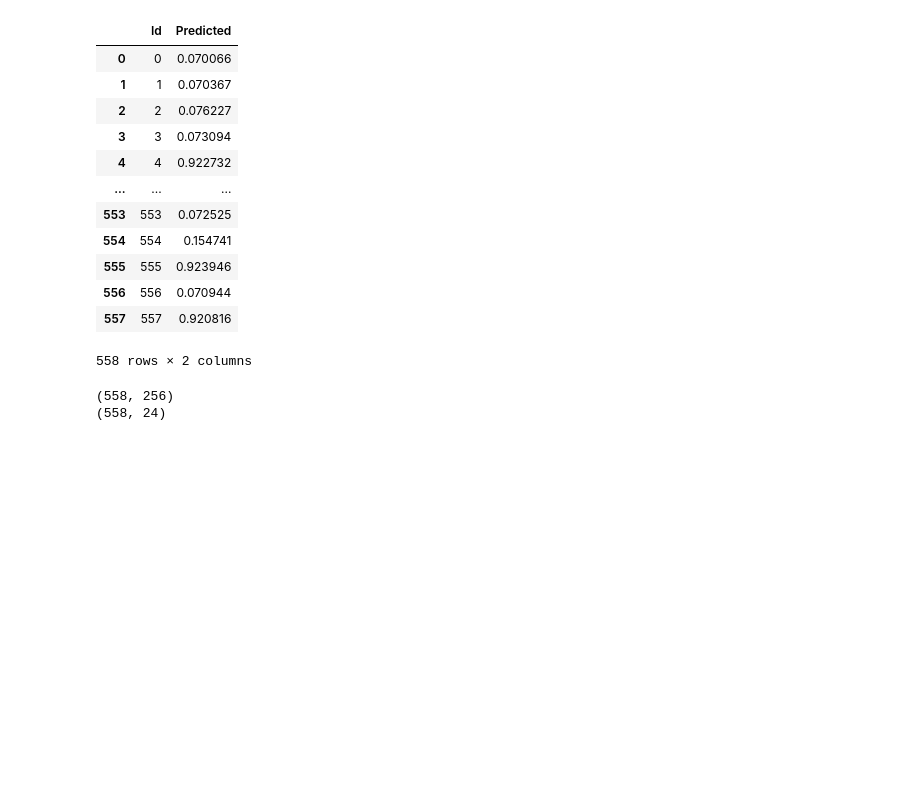
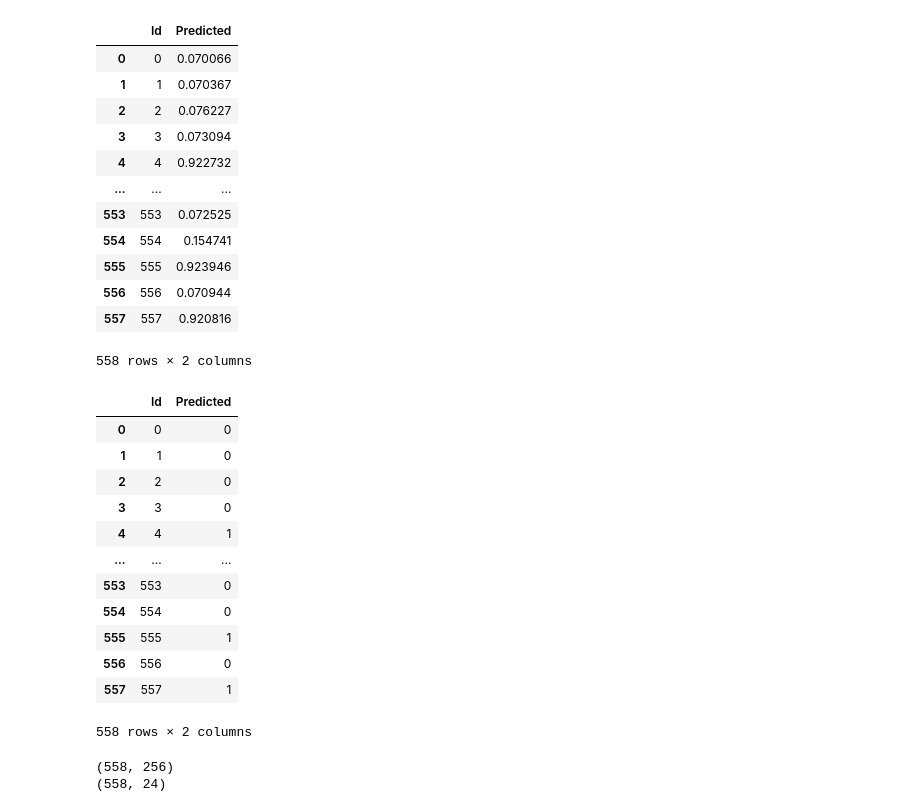
Before and after one commit to HandanYU/Rumour-detection, a Jupyter notebook: experiment.ipynb, the cells around one changed output. Saved outputs shown, nothing was run; the diff lists cells and outputs as text; code cells hidden in the pictures; blank space fills up the shorter version.

```diff
--- a/experiment.ipynb
+++ b/experiment.ipynb
@@ -600,6 +649,22 @@ pred_df
 558 rows × 2 columns
 # %%
 pred_df.Predicted = pred_df.Predicted.apply(lambda x: 1 if x > 0.5 else 0)
+# %%
+pred_df
+# %% [output]
+|  | Id | Predicted |
+| 0 | 0 | 0 |
+| 1 | 1 | 0 |
+| 2 | 2 | 0 |
+| 3 | 3 | 0 |
+| 4 | 4 | 1 |
+| ... | ... | ... |
+| 553 | 553 | 0 |
+| 554 | 554 | 0 |
+| 555 | 555 | 1 |
+| 556 | 556 | 0 |
+| 557 | 557 | 1 |
+558 rows × 2 columns
 # %%
 pred_df.to_csv('predictions.csv', index=False)
 # %%
```
Also changed, not shown: parts of 9 cells of this notebook.
